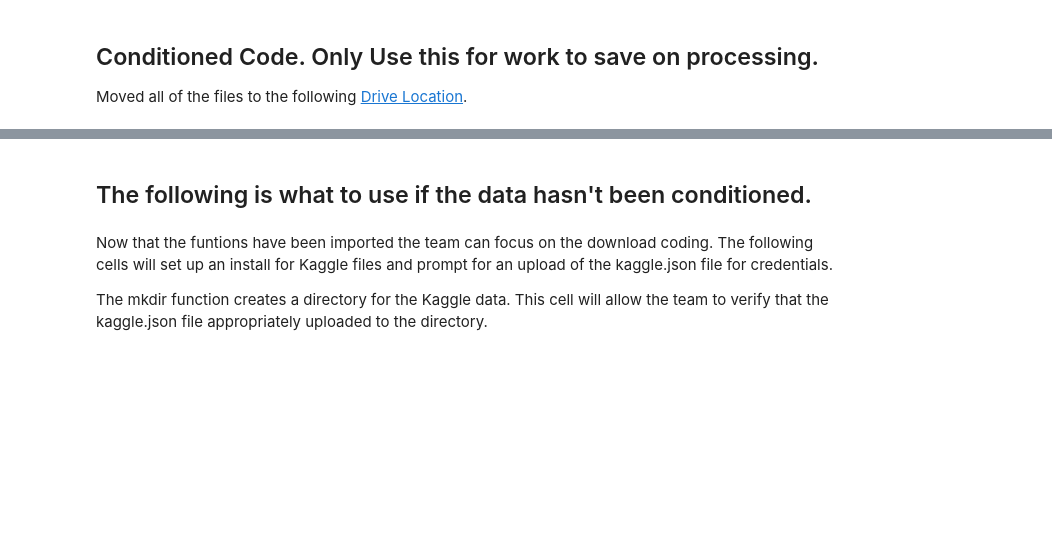
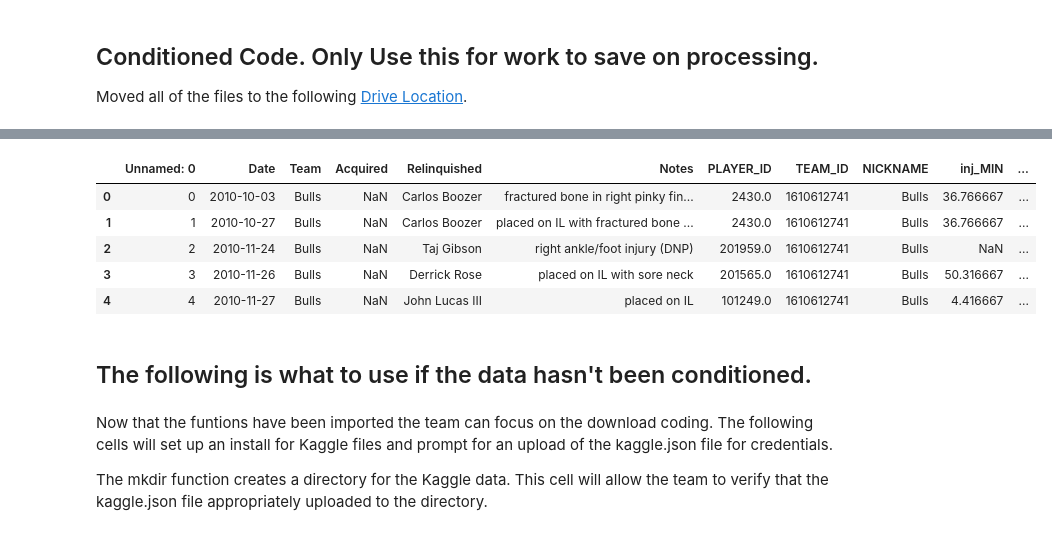
Before and after one commit to cybertraining-dsc/fa20-523-301, a Jupyter notebook: project/project.ipynb, the cells around one changed output, grey strips where cells are left out. Cells and saved outputs as stored; diff of their text form; code cells hidden in the pictures; blank space fills up the shorter version.

```diff
--- a/project/project.ipynb
+++ b/project/project.ipynb
@@ -100,3 +116,12 @@ ds_NBA_Games = [df_Games_games, df_Games_gamesDetails, df_Games_players, df_Game
+# %%
+df_Injury_Start.head()
+# %% [output]
+|  | Unnamed: 0 | Date | Team | Acquired | Relinquished | Notes | PLAYER_ID | TEAM_ID | NICKNAME | inj_MIN | ... |
+| 0 | 0 | 2010-10-03 | Bulls | NaN | Carlos Boozer | fractured bone in right pinky fin... | 2430.0 | 1610612741 | Bulls | 36.766667 | ... |
+| 1 | 1 | 2010-10-27 | Bulls | NaN | Carlos Boozer | placed on IL with fractured bone ... | 2430.0 | 1610612741 | Bulls | 36.766667 | ... |
+| 2 | 2 | 2010-11-24 | Bulls | NaN | Taj Gibson | right ankle/foot injury (DNP) | 201959.0 | 1610612741 | Bulls | NaN | ... |
+| 3 | 3 | 2010-11-26 | Bulls | NaN | Derrick Rose | placed on IL with sore neck | 201565.0 | 1610612741 | Bulls | 50.316667 | ... |
+| 4 | 4 | 2010-11-27 | Bulls | NaN | John Lucas III | placed on IL | 101249.0 | 1610612741 | Bulls | 4.416667 | ... |
 # %%
 # ########################################################################
 # # Load In Conditioned Datasets - Upload to the Colab files on the left #
```
Also changed, not shown: parts of 28 cells of this notebook.
